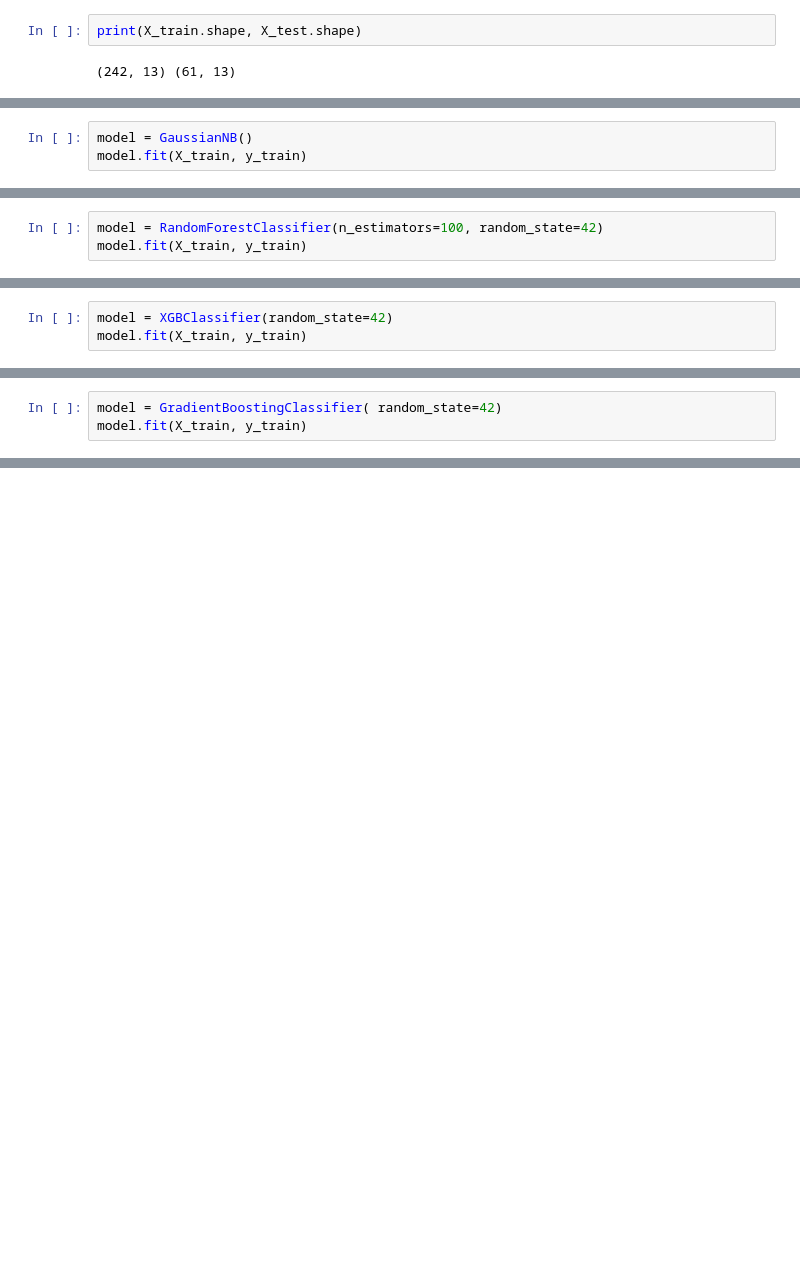
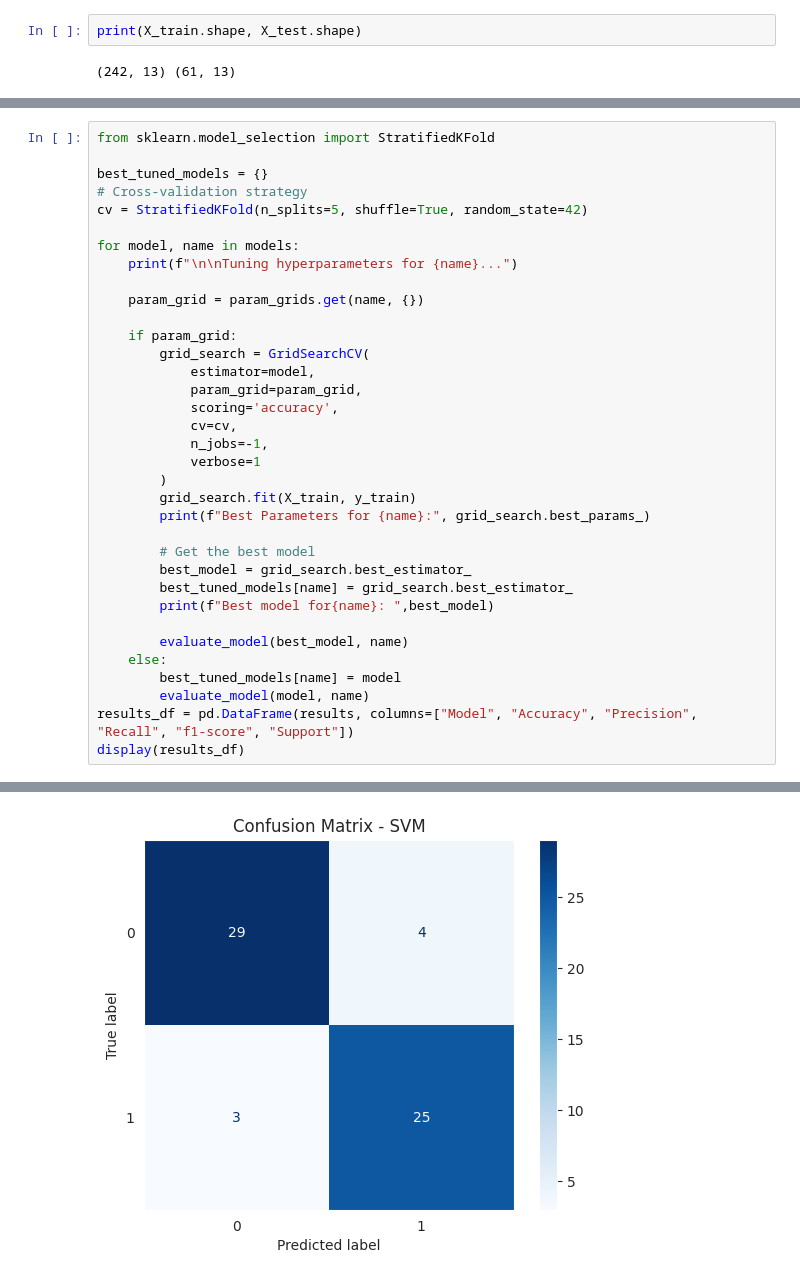
Before and after one commit to negilbabu/Heart-Disease-Prediction-Ai-, a Jupyter notebook: HeartDiseasePrediction.ipynb, the cells around one changed output, grey strips where cells are left out. Saved outputs shown, nothing was run; the diff lists cells and outputs as text; blank space fills up the shorter version.

```diff
--- a/HeartDiseasePrediction.ipynb
+++ b/HeartDiseasePrediction.ipynb
@@ -644,3 +590,0 @@ weighted avg       0.86      0.85      0.85        61
-# %%
-model = GaussianNB()
-model.fit(X_train, y_train)
@@ -670,3 +590,0 @@ weighted avg       0.89      0.87      0.87        61
-# %%
-model = RandomForestClassifier(n_estimators=100, random_state=42)
-model.fit(X_train, y_train)
@@ -696,3 +590,0 @@ weighted avg       0.88      0.87      0.87        61
-# %%
-model = XGBClassifier(random_state=42)
-model.fit(X_train, y_train)
@@ -732,3 +590,0 @@ weighted avg       0.86      0.85      0.85        61
-# %%
-model = GradientBoostingClassifier( random_state=42)
-model.fit(X_train, y_train)
@@ -757,0 +645,36 @@ weighted avg       0.86      0.85      0.85        61
+# %%
+from sklearn.model_selection import StratifiedKFold
+
+best_tuned_models = {}
+# Cross-validation strategy
+cv = StratifiedKFold(n_splits=5, shuffle=True, random_state=42)
+
+for model, name in models:
+    print(f"\n\nTuning hyperparameters for {name}...")
+
+    param_grid = param_grids.get(name, {})
+
+    if param_grid:
+        grid_search = GridSearchCV(
+            estimator=model,
+            param_grid=param_grid,
+            scoring='accuracy',
+            cv=cv,
+            n_jobs=-1,
+            verbose=1
+        )
+        grid_search.fit(X_train, y_train)
+        print(f"Best Parameters for {name}:", grid_search.best_params_)
+
+        # Get the best model
+        best_model = grid_search.best_estimator_
+        best_tuned_models[name] = grid_search.best_estimator_
+        print(f"Best model for{name}: ",best_model)
+
+        evaluate_model(best_model, name)
+    else:
+        best_tuned_models[name] = model
+        evaluate_model(model, name)
+results_df = pd.DataFrame(results, columns=["Model", "Accuracy", "Precision", "Recall", "f1-score", "Support"])
+display(results_df)
+# %% [output]
@@ -757,0 +710 @@ weighted avg       0.86      0.85      0.85        61
+[figure, added]
```
Also changed, not shown: parts of 24 cells of this notebook.
